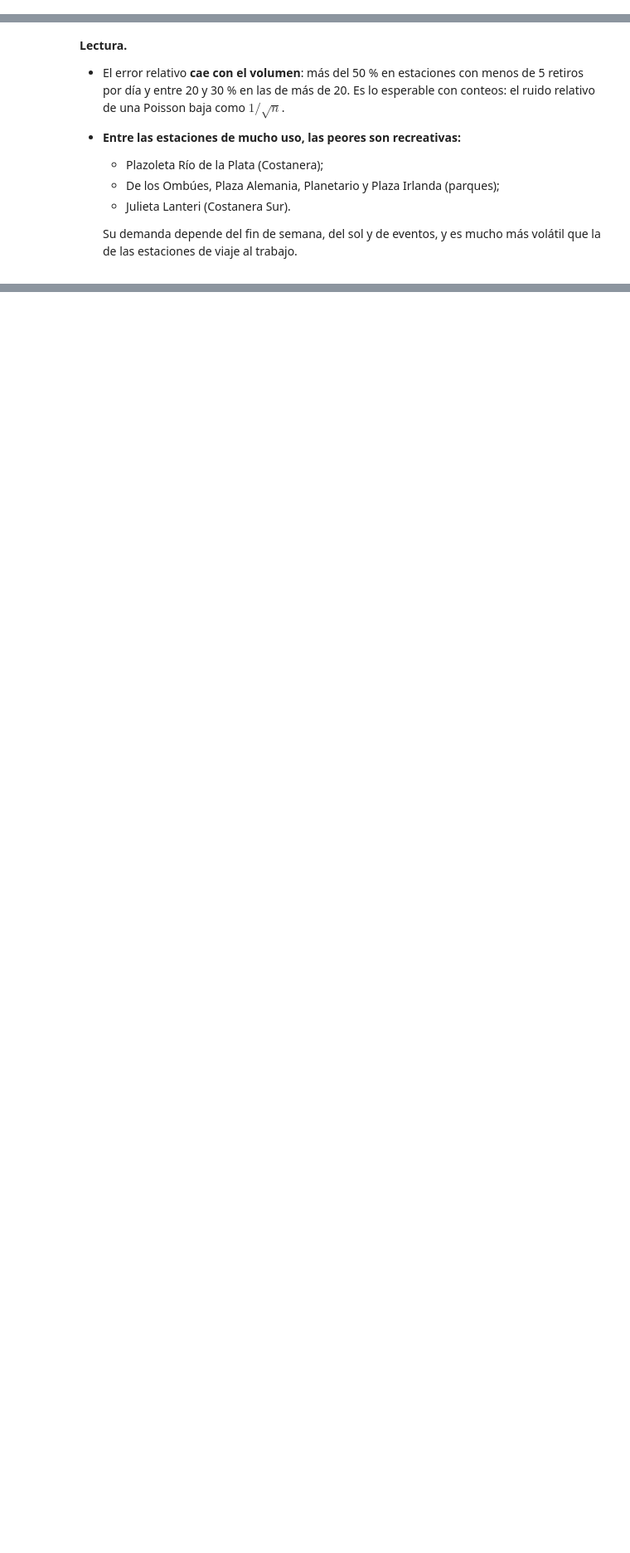
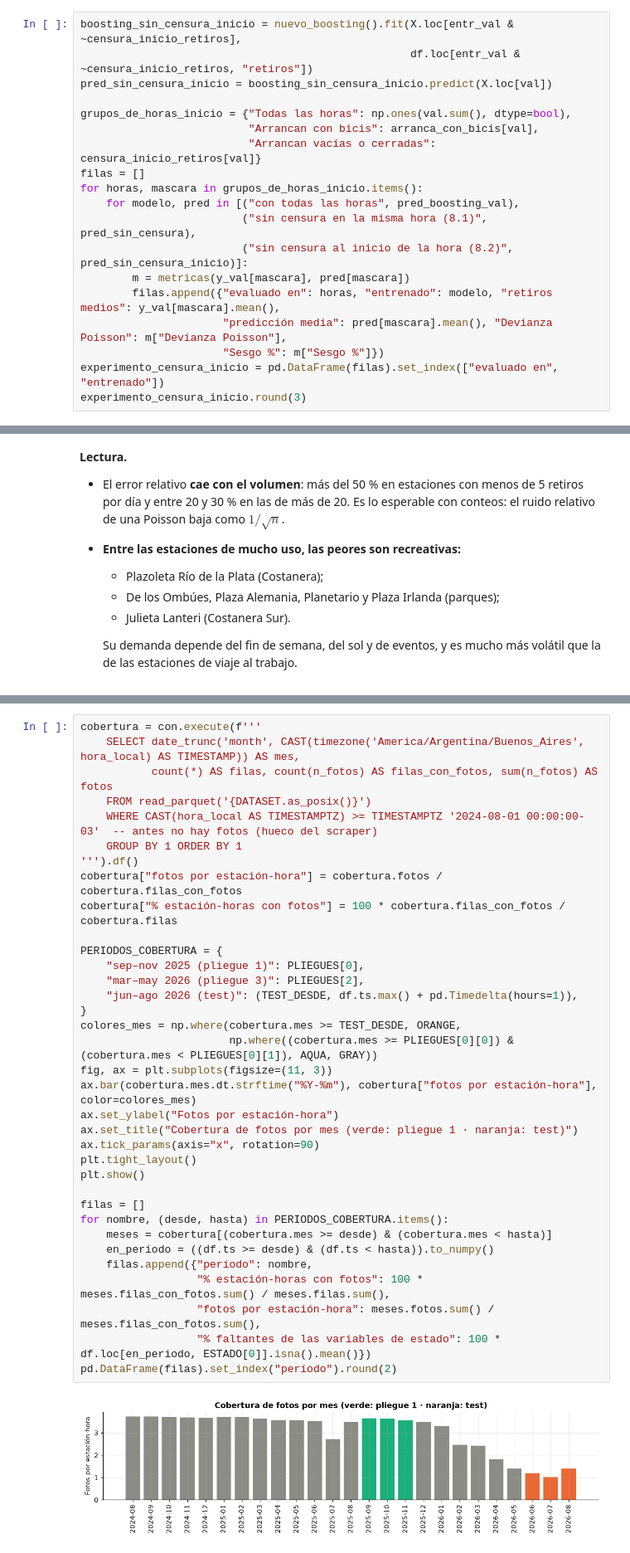
Before and after one commit to SantiNG101/ecobici-demand-predictor, a Jupyter notebook: notebooks/04_modelado.ipynb, the cells around one changed output, grey strips where cells are left out. Shown at 83% size. Cells and saved outputs as stored; diff of their text form; blank space fills up the shorter version.

```diff
--- a/notebooks/04_modelado.ipynb
+++ b/notebooks/04_modelado.ipynb
@@ -642,0 +756,19 @@ Horas de train censuradas para retiros: 10.2% (sin fotos, no se sabe: 27.2%)
+# %%
+boosting_sin_censura_inicio = nuevo_boosting().fit(X.loc[entr_val & ~censura_inicio_retiros],
+                                                   df.loc[entr_val & ~censura_inicio_retiros, "retiros"])
+pred_sin_censura_inicio = boosting_sin_censura_inicio.predict(X.loc[val])
+
+grupos_de_horas_inicio = {"Todas las horas": np.ones(val.sum(), dtype=bool),
+                          "Arrancan con bicis": arranca_con_bicis[val],
+                          "Arrancan vacías o cerradas": censura_inicio_retiros[val]}
+filas = []
+for horas, mascara in grupos_de_horas_inicio.items():
+    for modelo, pred in [("con todas las horas", pred_boosting_val),
+                         ("sin censura en la misma hora (8.1)", pred_sin_censura),
+                         ("sin censura al inicio de la hora (8.2)", pred_sin_censura_inicio)]:
+        m = metricas(y_val[mascara], pred[mascara])
+        filas.append({"evaluado en": horas, "entrenado": modelo, "retiros medios": y_val[mascara].mean(),
+                      "predicción media": pred[mascara].mean(), "Devianza Poisson": m["Devianza Poisson"],
+                      "Sesgo %": m["Sesgo %"]})
+experimento_censura_inicio = pd.DataFrame(filas).set_index(["evaluado en", "entrenado"])
+experimento_censura_inicio.round(3)
@@ -900,0 +1060,37 @@ Estaciones con más de 20 retiros por día, peor error relativo:
+# %%
+cobertura = con.execute(f'''
+    SELECT date_trunc('month', CAST(timezone('America/Argentina/Buenos_Aires', hora_local) AS TIMESTAMP)) AS mes,
+           count(*) AS filas, count(n_fotos) AS filas_con_fotos, sum(n_fotos) AS fotos
+    FROM read_parquet('{DATASET.as_posix()}')
+    WHERE CAST(hora_local AS TIMESTAMPTZ) >= TIMESTAMPTZ '2024-08-01 00:00:00-03'  -- antes no hay fotos (hueco del scraper)
+    GROUP BY 1 ORDER BY 1
+''').df()
+cobertura["fotos por estación-hora"] = cobertura.fotos / cobertura.filas_con_fotos
+cobertura["% estación-horas con fotos"] = 100 * cobertura.filas_con_fotos / cobertura.filas
+
+PERIODOS_COBERTURA = {
+    "sep–nov 2025 (pliegue 1)": PLIEGUES[0],
+    "mar–may 2026 (pliegue 3)": PLIEGUES[2],
+    "jun–ago 2026 (test)": (TEST_DESDE, df.ts.max() + pd.Timedelta(hours=1)),
+}
+colores_mes = np.where(cobertura.mes >= TEST_DESDE, ORANGE,
+                       np.where((cobertura.mes >= PLIEGUES[0][0]) & (cobertura.mes < PLIEGUES[0][1]), AQUA, GRAY))
+fig, ax = plt.subplots(figsize=(11, 3))
+ax.bar(cobertura.mes.dt.strftime("%Y-%m"), cobertura["fotos por estación-hora"], color=colores_mes)
+ax.set_ylabel("Fotos por estación-hora")
+ax.set_title("Cobertura de fotos por mes (verde: pliegue 1 · naranja: test)")
+ax.tick_params(axis="x", rotation=90)
+plt.tight_layout()
+plt.show()
+
+filas = []
+for nombre, (desde, hasta) in PERIODOS_COBERTURA.items():
+    meses = cobertura[(cobertura.mes >= desde) & (cobertura.mes < hasta)]
+    en_periodo = ((df.ts >= desde) & (df.ts < hasta)).to_numpy()
+    filas.append({"período": nombre,
+                  "% estación-horas con fotos": 100 * meses.filas_con_fotos.sum() / meses.filas.sum(),
+                  "fotos por estación-hora": meses.fotos.sum() / meses.filas_con_fotos.sum(),
+                  "% faltantes de las variables de estado": 100 * df.loc[en_periodo, ESTADO[0]].isna().mean()})
+pd.DataFrame(filas).set_index("período").round(2)
+# %% [output]
+[figure, added]
```
Also changed, not shown: parts of 43 cells of this notebook, 7 other files.
